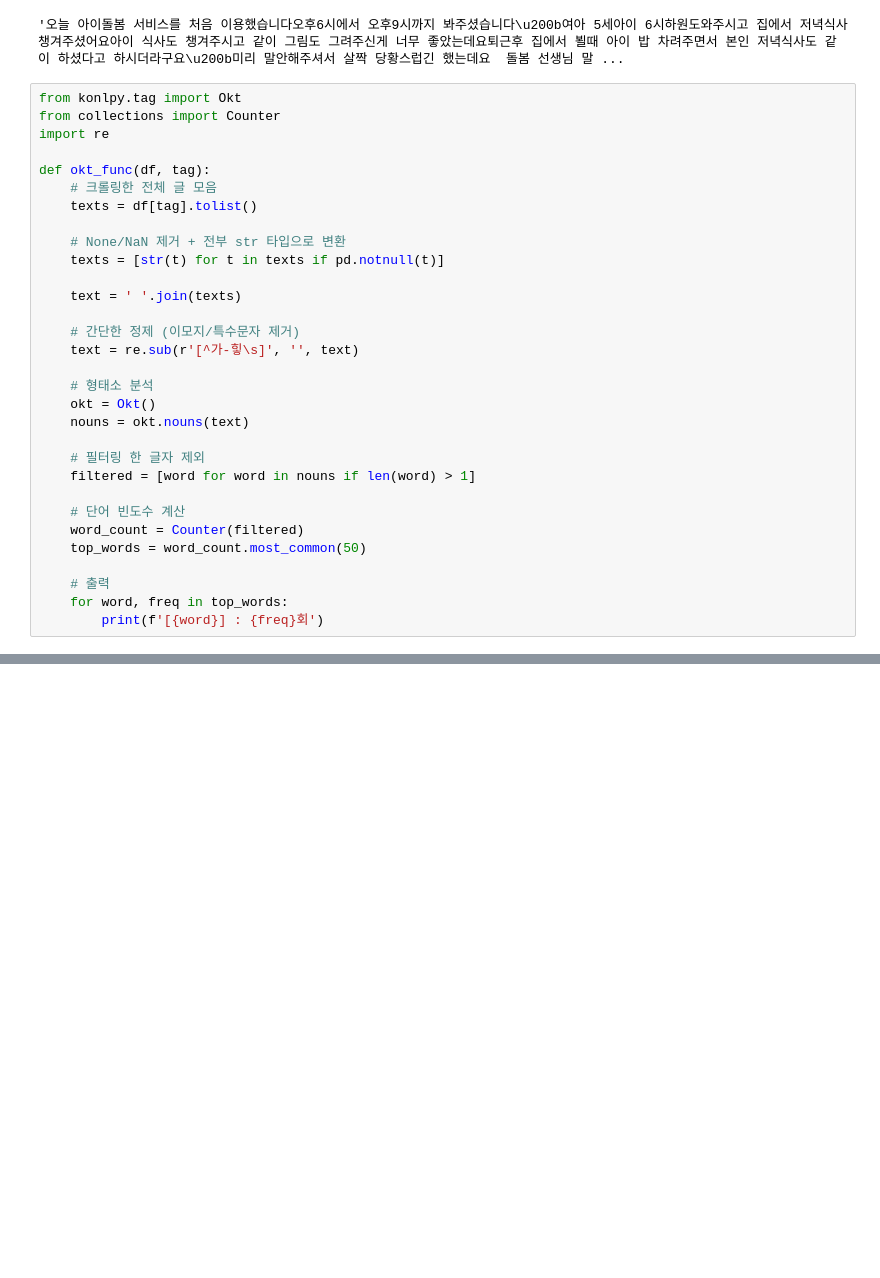
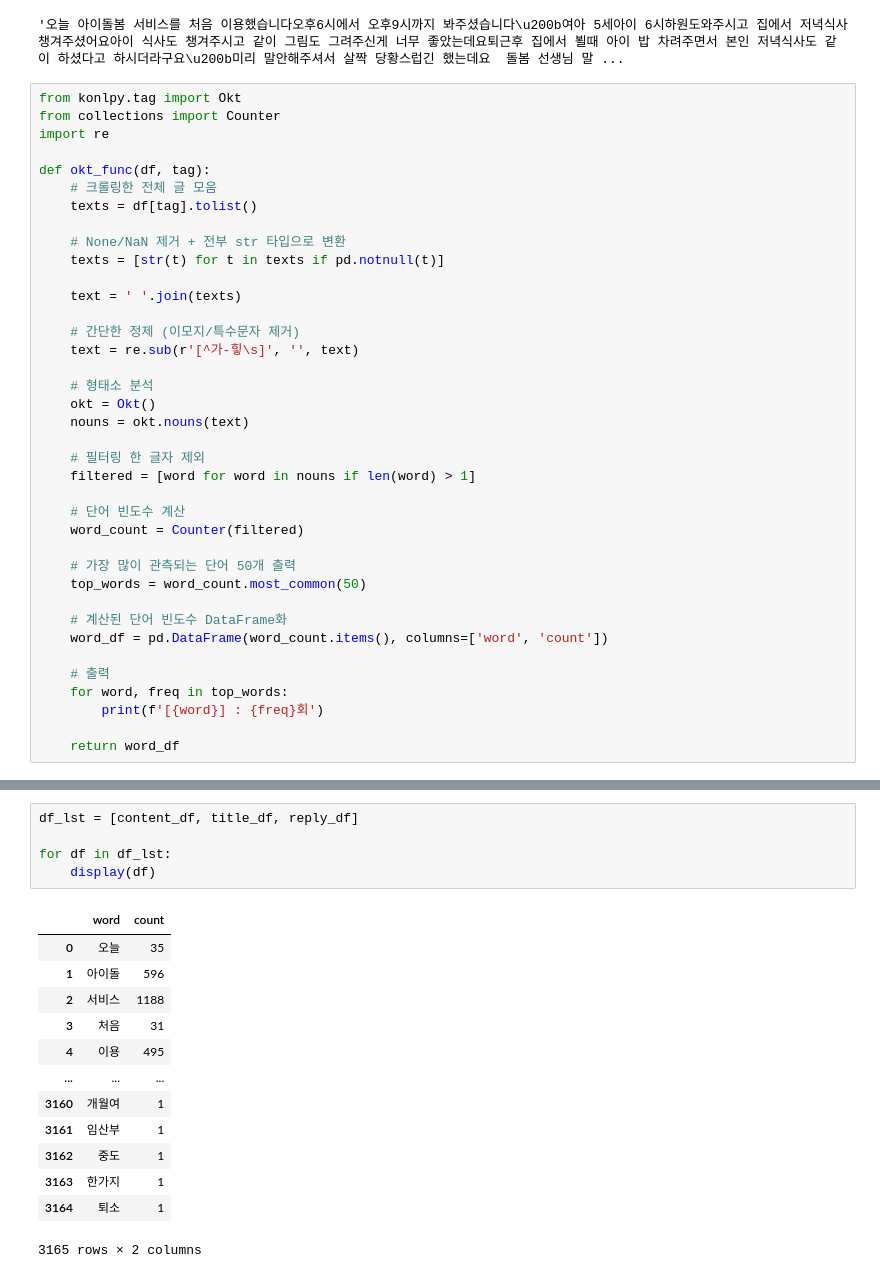
Before and after one commit to saeraniren/mogefdatacontest, a Jupyter notebook: analystic.ipynb, the cells around one changed output, grey strips where cells are left out. Drawn from its saved outputs; the diff is of its cells as text; blank space fills up the shorter version.

```diff
--- a/analystic.ipynb
+++ b/analystic.ipynb
@@ -40,9 +40,16 @@ def okt_func(df, tag):
 
     # 단어 빈도수 계산
     word_count = Counter(filtered)
+
+    # 가장 많이 관측되는 단어 50개 출력
     top_words = word_count.most_common(50)
+
+    # 계산된 단어 빈도수 DataFrame화
+    word_df = pd.DataFrame(word_count.items(), columns=['word', 'count'])
 
     # 출력
     for word, freq in top_words:
         print(f'[{word}] : {freq}회')
+
+    return word_df
 # %%
@@ -105,3 +112,22 @@ okt_func(contents, 'reply')
 [사용] : 11회
 [전화] : 11회
 [달라] : 11회
+# %%
+df_lst = [content_df, title_df, reply_df]
+
+for df in df_lst:
+    display(df)
+# %% [output]
+|  | word | count |
+| 0 | 오늘 | 35 |
+| 1 | 아이돌 | 596 |
+| 2 | 서비스 | 1188 |
+| 3 | 처음 | 31 |
+| 4 | 이용 | 495 |
+| ... | ... | ... |
+| 3160 | 개월여 | 1 |
+| 3161 | 임산부 | 1 |
+| 3162 | 중도 | 1 |
+| 3163 | 한가지 | 1 |
+| 3164 | 퇴소 | 1 |
+3165 rows × 2 columns
```
Also changed, not shown: parts of 5 cells of this notebook.
